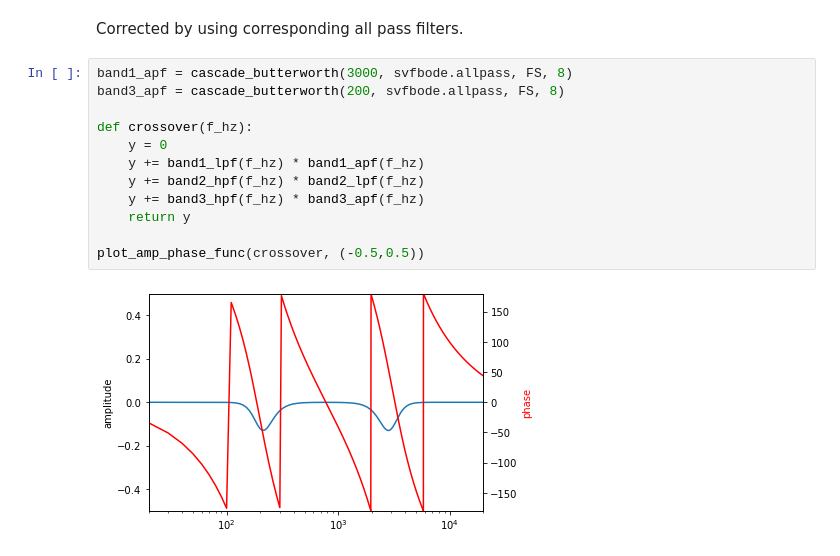
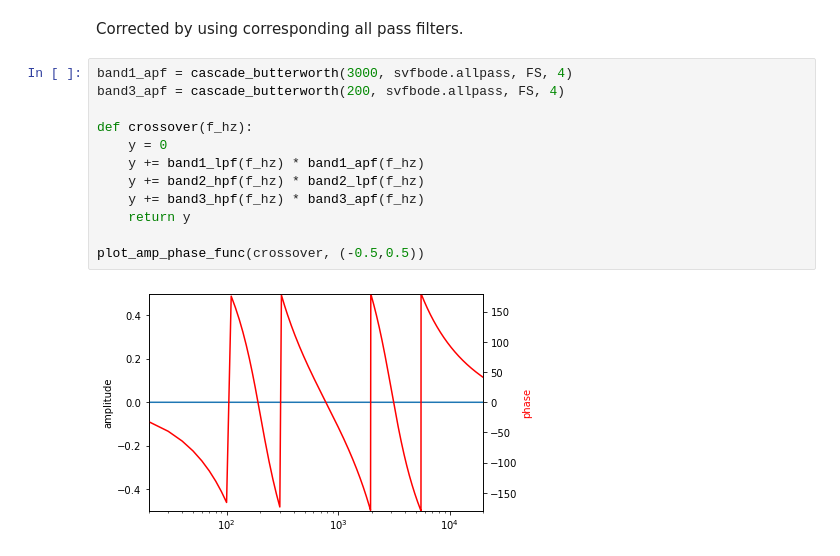
Before and after one commit to DGriffin91/dsp-math-notes, a Jupyter notebook: crossover.ipynb, the cells around one changed output. Drawn from its saved outputs; the diff is of its cells as text.

Commit message:
fixed allpass order on last example

```diff
--- a/crossover.ipynb
+++ b/crossover.ipynb
@@ -188,16 +188,16 @@ plot_amp_phase_func(lambda f_hz: band1_lpf(f_hz) +
 # %% [markdown]
 Corrected by using corresponding all pass filters.
 # %%
-band1_apf = cascade_butterworth(3000, svfbode.allpass, FS, 8)
-band3_apf = cascade_butterworth(200, svfbode.allpass, FS, 8)
+band1_apf = cascade_butterworth(3000, svfbode.allpass, FS, 4)
+band3_apf = cascade_butterworth(200, svfbode.allpass, FS, 4)
 
 def crossover(f_hz):
     y = 0
     y += band1_lpf(f_hz) * band1_apf(f_hz)
     y += band2_hpf(f_hz) * band2_lpf(f_hz)
     y += band3_hpf(f_hz) * band3_apf(f_hz)
     return y
 
 plot_amp_phase_func(crossover, (-0.5,0.5))
 # %% [output]
-[figure, old version]
+[figure, new version]
```
Also changed, not shown: 1 other file.
